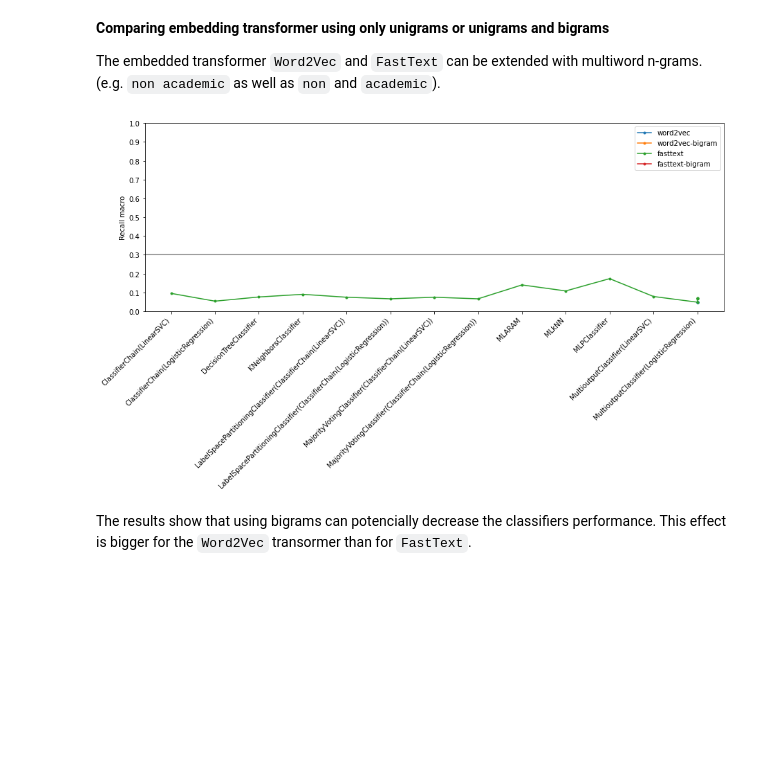
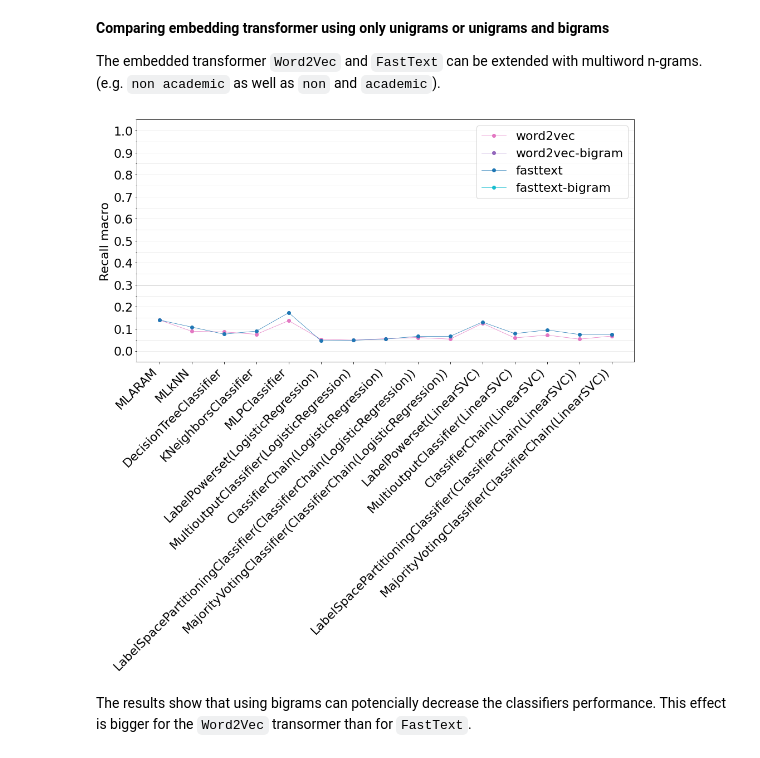
Before and after one commit to gefei-htw/academia_tag_recommender, a Jupyter notebook: notebooks/5.0-me-performance-comparison.ipynb, the cells around one changed output. Drawn from its saved outputs; the diff is of its cells as text; code cells hidden in the pictures; blank space fills up the shorter version.

```diff
--- a/notebooks/5.0-me-performance-comparison.ipynb
+++ b/notebooks/5.0-me-performance-comparison.ipynb
@@ -192,7 +229,7 @@ vector_sizes = [100, 200, 500, 1000]
 
 x = np.arange(len(vector_sizes))
 
-fig, ax = plt.subplots(1, 2, figsize=(20, 5))
+fig, ax = plt.subplots(1, 2, figsize=(16, 8))
 for transform in transformer:
     evals = np.zeros(len(vector_sizes))
     for path in paths:
@@ -201,19 +238,26 @@ for transform in transformer:
             if mask in path.name:
                 clf = load(path)
                 evals[i] = clf.evaluation.recall_macro
-    ax[0].plot(x, evals, marker=".", label=transform)
-    ax[1].plot(x, evals, marker=".", label=transform)
+    ax[0].plot(x, evals, label=transform, color=colors[transform])
+    ax[1].plot(x, evals, label=transform, color=colors[transform])
 ax[0].set_xticks(x)
 ax[0].set_xticklabels(vector_sizes, rotation=45)
-ax[0].set_yticks(np.linspace(0, 1, 11))
+ax[0].axhline(y=baseline[0], marker='None', color='grey')
+ax[0].yaxis.set_major_locator(MultipleLocator(0.1))
+ax[0].yaxis.set_minor_locator(MultipleLocator(0.05))
+ax[0].set_ylim(-0.05, 1.05)
 ax[0].set_ylabel('Recall macro')
-ax[0].legend(loc='best')
 
 ax[1].set_xticks(x)
 ax[1].set_xticklabels(vector_sizes, rotation=45)
-ax[1].set_yticks(np.linspace(0, 0.25, 6))
+ax[1].yaxis.set_major_locator(MultipleLocator(0.05))
+ax[1].yaxis.set_minor_locator(MultipleLocator(0.025))
+ax[1].set_ylim(-0.05, baseline[0]+0.05)
 ax[1].set_ylabel('Recall macro')
-ax[1].legend(loc='best')
 
+lines, labels = fig.axes[-1].get_legend_handles_labels()
+fig.legend(lines, labels, loc='right')
+plt.subplots_adjust(wspace=0.3, right=0.8)
+plt.savefig('figures/embedding_size.png', bbox_inches='tight', orientation='landscape', dpi=300)
 plt.show()
 # %% [output]
@@ -226,37 +270,41 @@ There is no significant improve in recall by increasing the feature vector size.
 The embedded transformer `Word2Vec` and `FastText` can be extended with multiword n-grams. (e.g. `non academic` as well as `non` and `academic`).
 # %%
 transformer = ['word2vec', 'word2vec-bigram', 'fasttext', 'fasttext-bigram']
-classifier = ['ClassifierChain(LinearSVC)', 'ClassifierChain(LogisticRegression)',
+classifier = ['MLARAM', 'MLkNN',
               'DecisionTreeClassifier', 'KNeighborsClassifier',
-              'LabelSpacePartitioningClassifier(ClassifierChain(LinearSVC))', 'LabelSpacePartitioningClassifier(ClassifierChain(LogisticRegression))',
-              'MajorityVotingClassifier(ClassifierChain(LinearSVC))', 'MajorityVotingClassifier(ClassifierChain(LogisticRegression))',
-              'MLARAM', 'MLkNN', 'MLPClassifier',
-              'MultioutputClassifier(LinearSVC)', 'MultioutputClassifier(LogisticRegression)']
+              'MLPClassifier',
+              'LabelPowerset(LogisticRegression)', 'MultioutputClassifier(LogisticRegression)', 'ClassifierChain(LogisticRegression)',
+              'LabelSpacePartitioningClassifier(ClassifierChain(LogisticRegression))', 'MajorityVotingClassifier(ClassifierChain(LogisticRegression))',
+              'LabelPowerset(LinearSVC)', 'MultioutputClassifier(LinearSVC)', 'ClassifierChain(LinearSVC)',
+              'LabelSpacePartitioningClassifier(ClassifierChain(LinearSVC))', 'MajorityVotingClassifier(ClassifierChain(LinearSVC))']
 
 x_pos = np.arange(len(classifier))
-fig, ax = plt.subplots(figsize=(15,5))
+fig, ax = plt.subplots(figsize=(16, 8))
 for transform in transformer:
     evals = []
     for path in paths:
         for i, classifier_ in enumerate(classifier):
             mask = 'name=' + classifier_ + '&v=' + transform + '&'
-            if mask in path.name:
+            if mask in path.name and ('size=100.' in path.name or not 'size' in path.name):
                 clf = load(path)
                 evals.append((i, clf.evaluation.recall_macro))
     evals.sort(key=lambda x: x[0])
     x = [eval_[0] for eval_ in evals]
     y = [eval_[1] for eval_ in evals]
-    ax.plot(x, y, marker=".", label=transform)
+    ax.plot(x, y, label=transform, color=colors[transform])
 ax.set_xticks(x_pos)
 ax.set_xticklabels(classifier, rotation=45, ha='right')
-ax.set_yticks(np.linspace(0, 1, 11))
+ax.axhline(y=baseline[0], marker='None', color='grey')
+ax.yaxis.set_major_locator(MultipleLocator(0.1))
+ax.yaxis.set_minor_locator(MultipleLocator(0.05))
+ax.set_ylim(-0.05, 1.05)
 ax.set_ylabel('Recall macro')
-ax.axhline(y=best_recall[0], color='grey')
 ax.legend(loc='best')
 ax.set_title('')
+plt.savefig('figures/embedding_bigram.png', bbox_inches='tight', orientation='landscape', dpi=300)
 plt.show()
 # %% [output]
-[figure, old version]
+[figure, new version]
 # %% [markdown]
 The results show that using bigrams can potencially decrease the classifiers performance. This effect is bigger for the `Word2Vec` transormer than for `FastText`.
 # %% [markdown]
```
Also changed, not shown: parts of 11 cells of this notebook.
